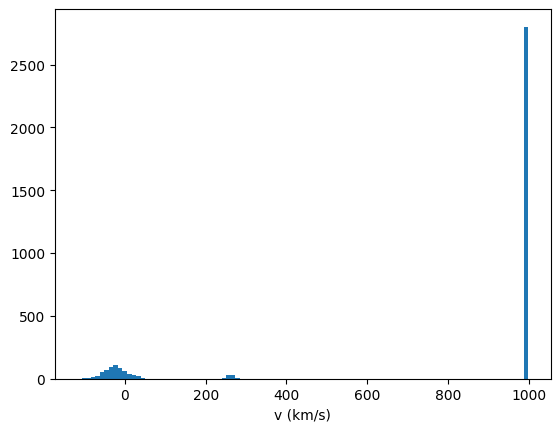
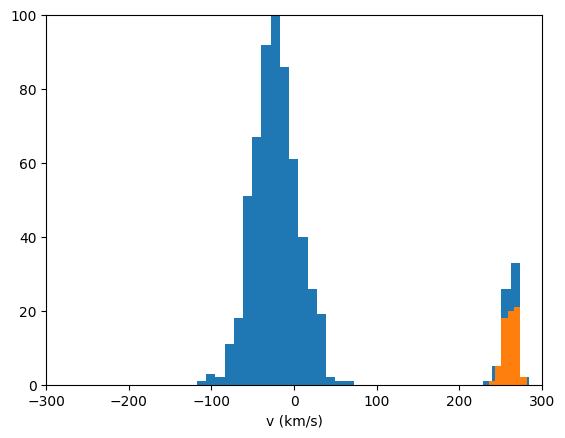
The notebook cell's code change between the first figure and the second:
--- before
+++ after
@@ -1,4 +1,8 @@
+ind_flag = df['flag'] == 1
 plt.figure()
 plt.hist(df['vr'], bins=100);
+plt.hist(df['vr'][ind_flag], bins=100);
 
 plt.xlabel("v (km/s)")
+plt.xlim(-300, 300)
+plt.ylim(0, 100)

Commit: Update Dwarf 03